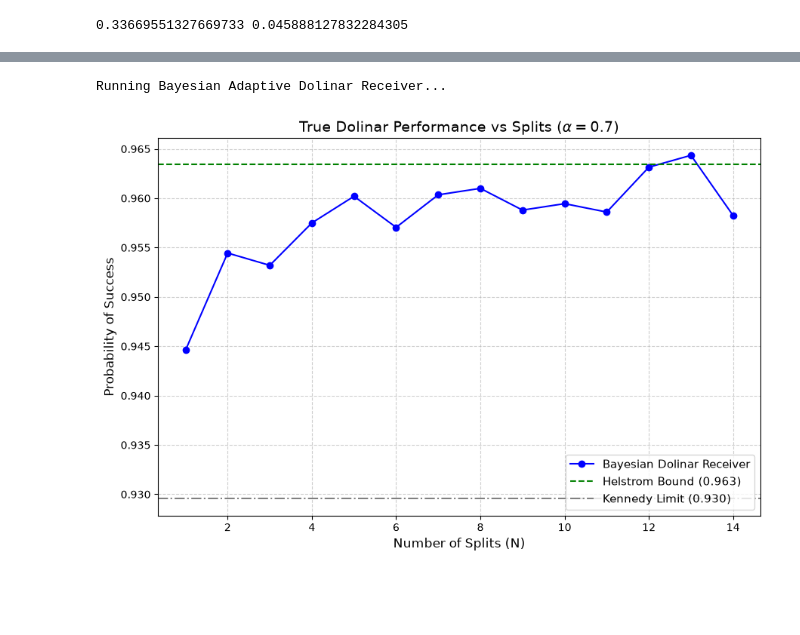
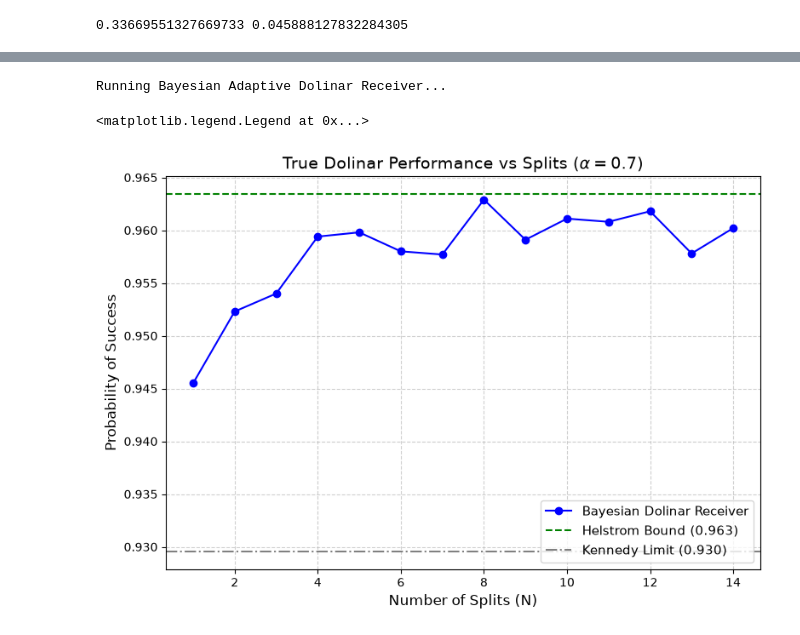
Before and after one commit to eskildpra/Dolinar-Receiver, a Jupyter notebook: test.ipynb, the cells around one changed output, grey strips where cells are left out. Drawn from its saved outputs; the diff is of its cells as text; code cells hidden in the pictures; blank space fills up the shorter version.

```diff
--- a/test.ipynb
+++ b/test.ipynb
@@ -404,17 +310,0 @@ def evaluate_split_success(num_splits, alpha, dark_count_rate, N, runs_pr_split)
-# %%
-splitrange = range(1, 21)
-alpha = 0.2
-beta_init = 0.01
-dark_count_rate = 0.0
-N = 50
-runs_pr_split = 2000
-success_rates = joblib.Parallel(n_jobs=-1, prefer="threads")(
-    joblib.delayed(evaluate_split_success)(
-        num_splits, alpha, dark_count_rate, N, runs_pr_split
-    )
-    for num_splits in tqdm.tqdm(splitrange, desc="Evaluating split counts")
-)
-fig, ax = plt.subplots()
-ax.plot(splitrange, success_rates)
-ax.set_xlabel("Number of Splits")
-ax.set_ylabel("Success Rate")
@@ -424,27 +341,17 @@ Text(0, 0.5, 'Success Rate')
 # %%
-import numpy as np
-import matplotlib.pyplot as plt
-from scipy.optimize import root_scalar
-import joblib
-import tqdm
 
 def bayesian_dolinar_receiver(true_signal, alpha_magnitude, num_splits, dark_count_rate=0.0):
     alpha_s = alpha_magnitude / np.sqrt(num_splits)
-    # 1. THE MISSING PIECE: Cumulative Bayesian Memory
-    # We start exactly 50/50 uncertain.
-    P_plus = 0.5
+    P_plus = 0.5 #50/50 prob
     for _ in range(num_splits):
-        # 2. Determine our best guess based on current confidence
         if P_plus >= 0.5:
             guess_sign = 1
             P_guess = P_plus
         else:
             guess_sign = -1
             P_guess = 1.0 - P_plus
-        # 3. Dynamically calculate the optimal beta!
-        # As P_guess gets closer to 1.0 (100% certain), beta shrinks to 0.
         if P_guess > 0.99999:
-            beta = 0.0
+            beta = 0.0 #p_guess is almost certain, no extra displacement needed
         else:
             rhs = np.log(P_guess / (1.0 - P_guess))
             def func(b):
@@ -455,31 +362,23 @@ def bayesian_dolinar_receiver(true_signal, alpha_magnitude, num_splits, dark_cou
             except ValueError:
                 beta = 0.0
                 print("Warning: No root found for beta, setting beta to 0.0")
-        # 4. Apply displacement
         disp = -guess_sign * (alpha_s + beta)
-        # 5. Physical Measurement
         gamma_actual = true_signal/np.sqrt(num_splits) + disp
         p0_actual = np.exp(-np.abs(gamma_actual)**2) * (1.0 - dark_count_rate)
         clicked = np.random.rand() > p0_actual
-        # 6. BAYESIAN UPDATE
-        # Calculate the theoretical chance of 0 photons for BOTH possible realities
         gamma_if_plus = alpha_s + disp
         gamma_if_minus = -alpha_s + disp
 
         p0_if_plus = np.exp(-np.abs(gamma_if_plus)**2) * (1.0 - dark_count_rate)
         p0_if_minus = np.exp(-np.abs(gamma_if_minus)**2) * (1.0 - dark_count_rate)
 
-        # Update P_plus using Bayes' Theorem
         if not clicked:
             num = P_plus * p0_if_plus
             den = num + (1.0 - P_plus) * p0_if_minus
         else:
             num = P_plus * (1.0 - p0_if_plus)
             den = num + (1.0 - P_plus) * (1.0 - p0_if_minus)
-
         P_plus = num / den if den > 0 else (1.0 if P_plus > 0.5 else 0.0)
-
-    # Final Decision
     return "+alpha" if P_plus >= 0.5 else "-alpha"
 
 def evaluate_bayesian_dolinar(num_splits, alpha, runs_pr_split):
@@ -491,47 +390,36 @@ def evaluate_bayesian_dolinar(num_splits, alpha, runs_pr_split):
 
         result = bayesian_dolinar_receiver(true_signal, alpha, num_splits)
         if result == expected_result:
             correct_guesses += 1
 
     return correct_guesses / runs_pr_split
 
-# ==========================================
-# Run the Simulation
-# ==========================================
 splitrange = range(1, 15)
 alpha = 0.7
-runs_pr_split = 20000
+runs_pr_split = 10000
 
 print("Running Bayesian Adaptive Dolinar Receiver...")
 success_rates = joblib.Parallel(n_jobs=-1, prefer="threads")(
     joblib.delayed(evaluate_bayesian_dolinar)(num_splits, alpha, runs_pr_split)
     for num_splits in tqdm.tqdm(splitrange, desc="Evaluating splits")
 )
 
-# Calculate Bounds
 kennedy_limit = 0.5 + 0.5 * (1 - np.exp(-4 * alpha**2))
 helstrom_bound = 0.5 * (1 + np.sqrt(1 - np.exp(-4 * alpha**2)))
 
-# ==========================================
-# Plotting
-# ==========================================
 fig, ax = plt.subplots(figsize=(9, 6))
-
 ax.plot(splitrange, success_rates, marker='o', label="Bayesian Dolinar Receiver", color='blue')
 ax.axhline(helstrom_bound, color='green', linestyle='--', label=f"Helstrom Bound ({helstrom_bound:.3f})")
 ax.axhline(kennedy_limit, color='gray', linestyle='-.', label=f"Kennedy Limit ({kennedy_limit:.3f})")
-
 ax.set_xlabel("Number of Splits (N)", fontsize=12)
 ax.set_ylabel("Probability of Success", fontsize=12)
 ax.set_title(f"True Dolinar Performance vs Splits ($\\alpha = {alpha}$)", fontsize=14)
-
 ax.grid(True, linestyle='--', alpha=0.6)
 ax.legend(loc='lower right', fontsize=11)
-plt.tight_layout()
-plt.show()
 # %% [output]
 Running Bayesian Adaptive Dolinar Receiver...
+<matplotlib.legend.Legend at 0x...>
-[figure, old version]
+[figure, new version]
 # %%
 def exact_bayesian_error(alpha, N):
     alpha_s = alpha / np.sqrt(N)
```
Also changed, not shown: parts of 15 cells of this notebook.
